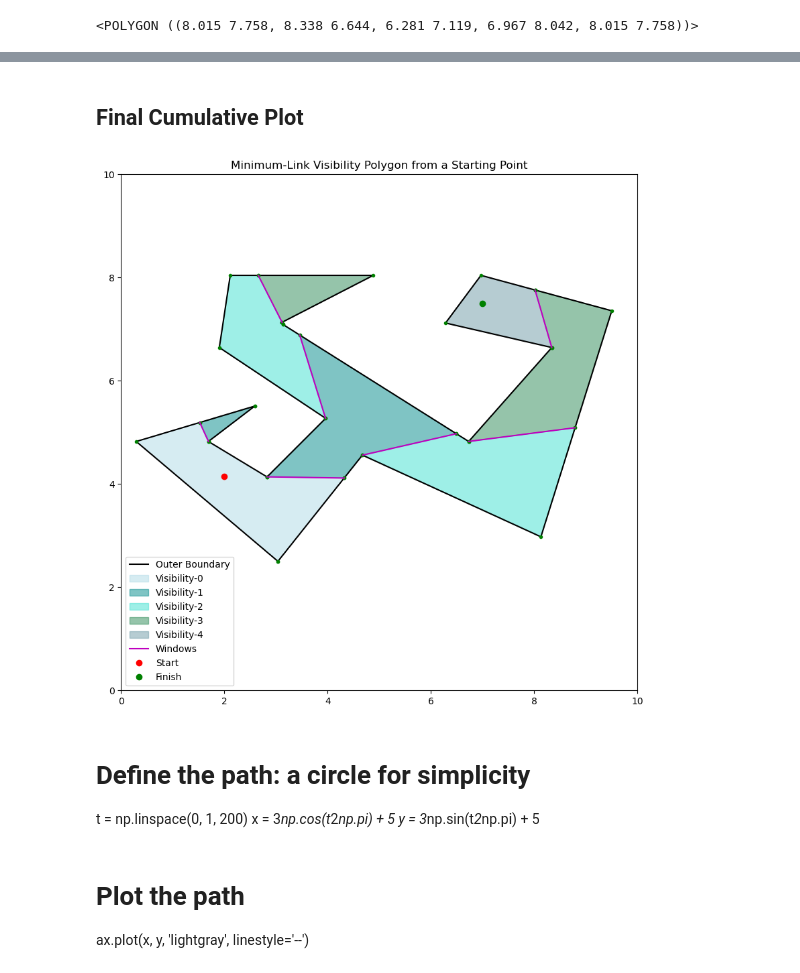
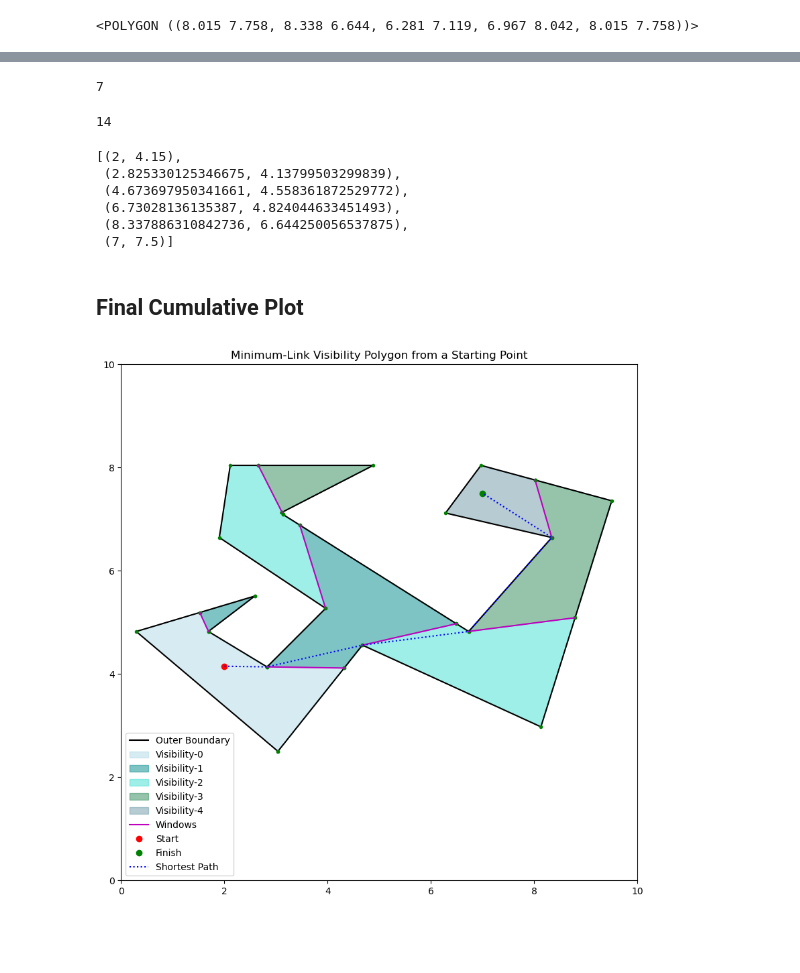
Before and after one commit to AlienHunterD/PathFindingDemo, a Jupyter notebook: MinimumPathFinding.ipynb, the cells around one changed output, grey strips where cells are left out. Drawn from its saved outputs; the diff is of its cells as text; code cells hidden in the pictures; blank space fills up the shorter version.

Commit message:
Added visibility checking to the shortest path distance calculations.

```diff
--- a/MinimumPathFinding.ipynb
+++ b/MinimumPathFinding.ipynb
@@ -723,0 +782,4 @@ region_groups[0][0][1]
+# %%
+weights, paths = dijkstra(graph, 0) # compute the weights, start is always 0
+weights
+#paths
@@ -724,3 +802,41 @@ region_groups[0][0][1]
+# %%
+# Set the destination
+destination =  (7, 7.5) #(3.5, 7.5)
+
+#Find the polygon for this point
+target_poly = 0
+target = Point(destination)
+for idx,a_poly in enumerate(poly_set):
+    if a_poly.contains(target):
+        target_poly = idx
+        break
+
+target_poly
+# %% [output]
+7
+# %%
+vert_of_interest = 0
+d_close = float('inf')
+for vert_idx in verts_in_poly[target_poly]:
+    a_vert = vert_set[vert_idx]
+    d_this = math.sqrt((a_vert[0] - destination[0])**2 + (a_vert[1] - destination[1])**2) + weights[vert_idx]
+    if d_this < d_close:
+        vert_of_interest = vert_idx
+        d_close = d_this
+
+vert_of_interest
+# %% [output]
+14
+# %%
+final_path = [vert_set[x] for x in paths[vert_of_interest]] +[destination]
+final_path
+# %% [output]
+[(2, 4.15),
+ (2.825330125346675, 4.13799503299839),
+ (4.673697950341661, 4.558361872529772),
+ (6.73028136135387, 4.824044633451493),
+ (8.337886310842736, 6.644250056537875),
+ (7, 7.5)]
 # %% [markdown]
 ## Final Cumulative Plot
 # %%
@@ -744,40 +860,33 @@ for step, regions in all_regions.items():
         if i == 0:
             ax.fill(vx, vy, color=colors[step%len(colors)], alpha=0.5, label='Visibility-' + str(step))
         else:
             ax.fill(vx, vy, color=colors[step%len(colors)], alpha=0.5)
 
 # Draw all the windows
 for i,item in enumerate(all_windows):
     px,py = zip(*item)
     if i == 0:
         ax.plot(px, py, "m-", label='Windows')
     else:
         ax.plot(px, py, "m-")
 
 # Draw the starting point
 ax.plot(*viewpoint, 'ro', label='Start')
 
 # Show the index numbers of the vertices
 #for i, (wx, wy) in enumerate(vert_set):
 #    ax.text(wx, wy, str(i), ha='center', va='center', fontsize=10, color='darkred', zorder=4)
 
 ax.plot(destination[0], destination[1], 'go', label='Finish')
 
-
+rx,ry = zip(*final_path)
+ax.plot(rx, ry, "b:", label='Shortest Path')
 
 ax.set_xlim(0, 10)
 ax.set_ylim(0, 10)
 ax.set_aspect('equal')
 plt.title("Minimum-Link Visibility Polygon from a Starting Point")
 plt.legend()
 plt.show()
 # %% [output]
-[figure, old version]
+[figure, new version]
-# %% [markdown]
-# Define the path: a circle for simplicity
-t = np.linspace(0, 1, 200)
-x = 3*np.cos(t*2*np.pi) + 5
-y = 3*np.sin(t*2*np.pi) + 5
-# %% [markdown]
-# Plot the path
-ax.plot(x, y, 'lightgray', linestyle='--')
```
Also changed, not shown: parts of 24 cells of this notebook.
